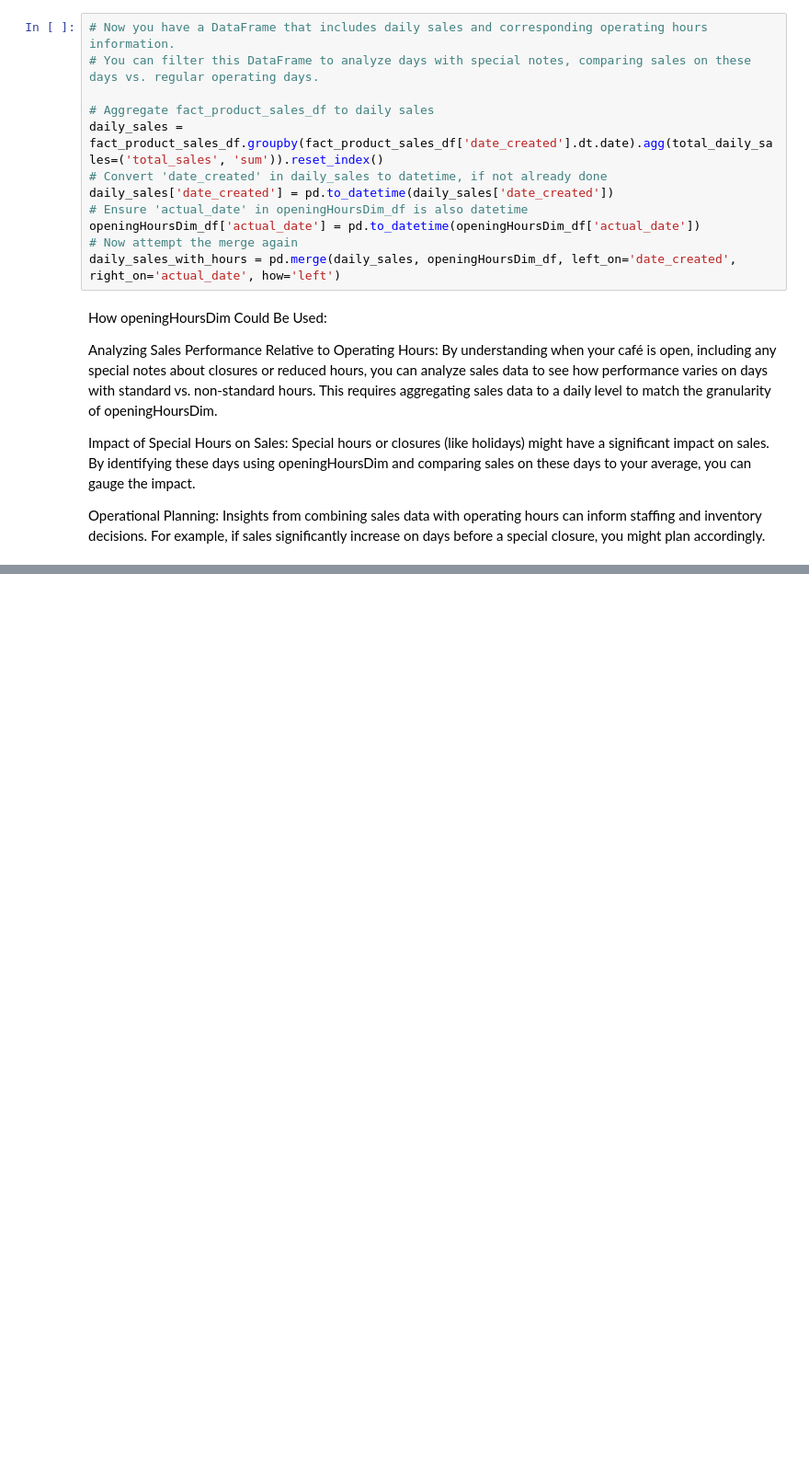
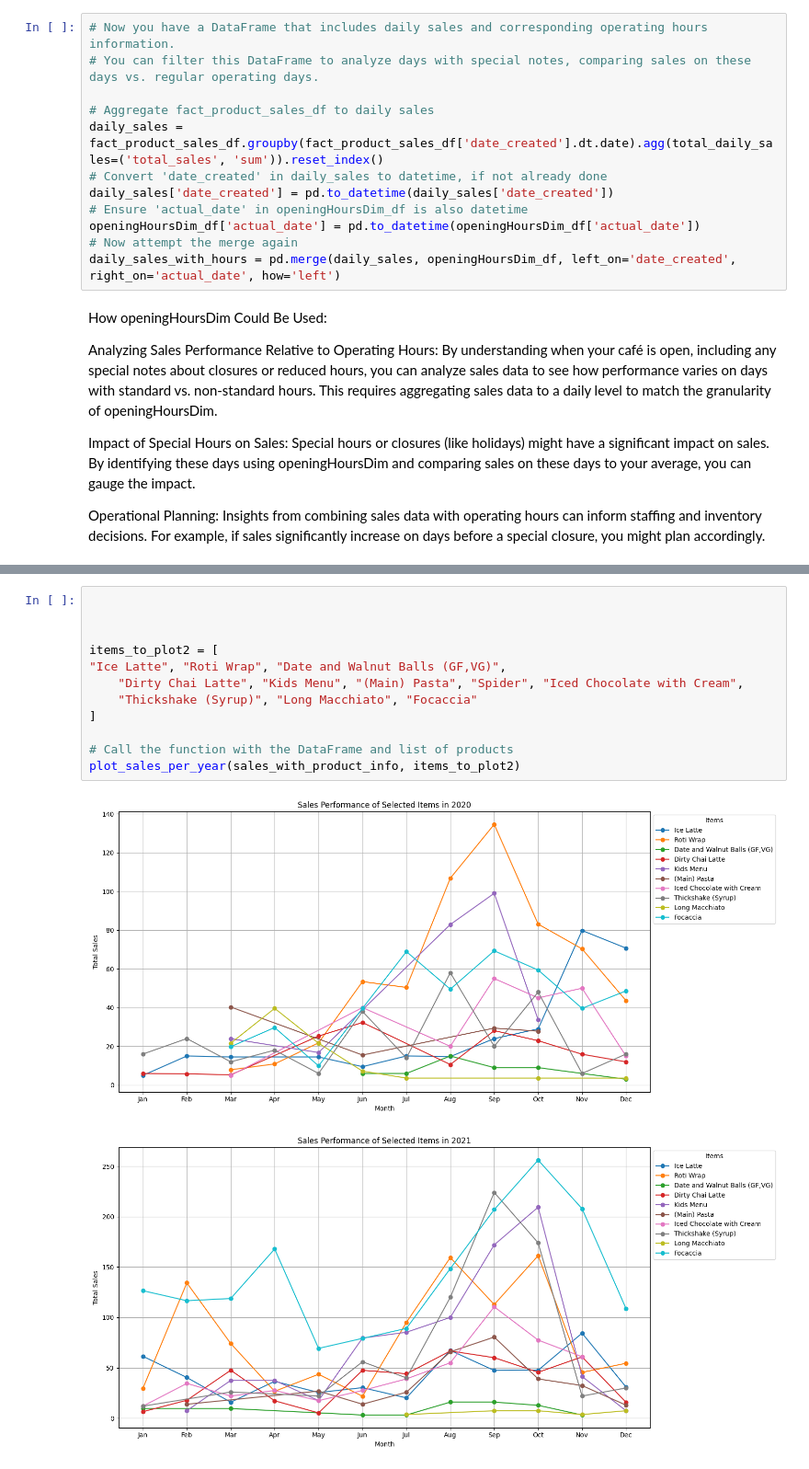
Before and after one commit to HanL1223/JR_Recommender, a Jupyter notebook: projects/cafe-analytics/product_analysis.ipynb, the cells around one changed output, grey strips where cells are left out. Shown at 92% size. Drawn from its saved outputs; the diff is of its cells as text; blank space fills up the shorter version.

```diff
--- a/projects/cafe-analytics/product_analysis.ipynb
+++ b/projects/cafe-analytics/product_analysis.ipynb
@@ -123,0 +529,15 @@ profile_orders_sales.to_file("orders_sales_profile.html")
+# %%
+
+
+
+items_to_plot2 = [
+"Ice Latte", "Roti Wrap", "Date and Walnut Balls (GF,VG)",
+    "Dirty Chai Latte", "Kids Menu", "(Main) Pasta", "Spider", "Iced Chocolate with Cream",
+    "Thickshake (Syrup)", "Long Macchiato", "Focaccia"
+]
+
+# Call the function with the DataFrame and list of products
+plot_sales_per_year(sales_with_product_info, items_to_plot2)
+# %% [output]
+[figure, added]
+[figure, added]
```
Also changed, not shown: parts of 16 cells of this notebook.
